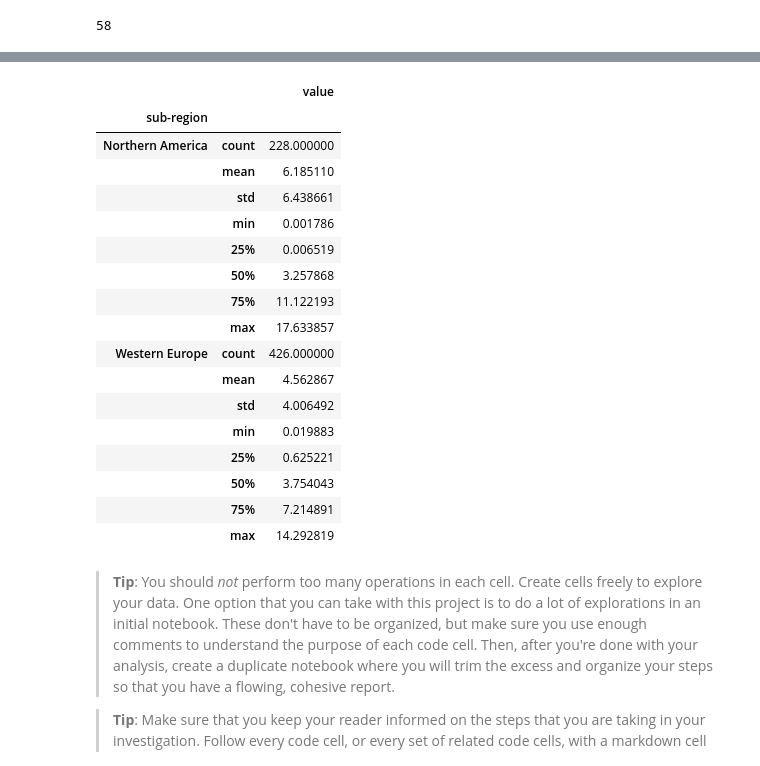
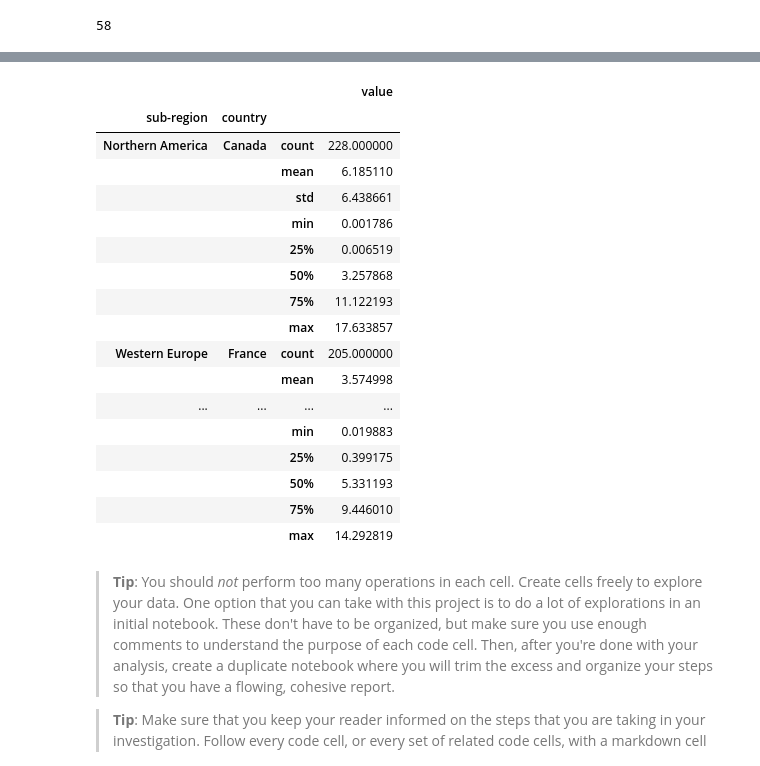
Before and after one commit to limegimlet/data_analysis_gapminder_co2, a Jupyter notebook: gapminder/investigate_gapminder_co2_data.ipynb, the cells around one changed output, grey strips where cells are left out. Drawn from its saved outputs; the diff is of its cells as text; code cells hidden in the pictures.

```diff
--- a/gapminder/investigate_gapminder_co2_data.ipynb
+++ b/gapminder/investigate_gapminder_co2_data.ipynb
@@ -227,7 +239,3 @@ co2_my_countries_long.tail()
 | 1009 | 2010 | United States | 17.502718 |
 | 1010 | 2011 | United States | 16.983161 |
 | 1011 | 2012 | United States | 16.218200 |
-# %%
-# rename country column
-co2_my_countries_long.rename(columns = {'CO2 per capita' : 'country'}, inplace = True)
-co2_my_countries_long.head()
@@ -335,3 +323,7 @@ no_country
  u'Virgin Islands (British)',
  u'Wallis and Futuna',
  u'Yemen']
+# %%
+# remove accents from countries in regions df
+regions.name = regions.name.apply(unidecode.unidecode)
+regions.name.head()
@@ -338,7 +375,7 @@ no_country
 # %%
 # merge with region columns
 
-co2_my_countries_long = co2_my_countries_long.merge(regions, left_on='country', right_on = 'name', copy = False)
+co2_my_countries_long = co2_my_countries_long.merge(regions, how = 'left', left_on='country', right_on = 'name', copy = False)
 # %%
 #remove redundant column
 
@@ -345,0 +397,2 @@ co2_my_countries_long = co2_my_countries_long.drop('name', axis = 1)
+# %%
+co2_my_countries_long.year = pd.Categorical(co2_my_countries_long.year, ordered = True)
@@ -346,24 +417,24 @@ co2_my_countries_long = co2_my_countries_long.drop('name', axis = 1)
 # %%
-co2_my_countries_long.groupby('sub-region').describe()
+co2_my_countries_long.groupby(['sub-region', 'country']).describe()
 # %% [output]
-|  |  | value |
-| sub-region |  |  |
-| Northern America | count | 228.000000 |
-|  | mean | 6.185110 |
-|  | std | 6.438661 |
-|  | min | 0.001786 |
-|  | 25% | 0.006519 |
-|  | 50% | 3.257868 |
-|  | 75% | 11.122193 |
-|  | max | 17.633857 |
-| Western Europe | count | 426.000000 |
-|  | mean | 4.562867 |
-|  | std | 4.006492 |
-|  | min | 0.019883 |
-|  | 25% | 0.625221 |
-|  | 50% | 3.754043 |
-|  | 75% | 7.214891 |
-|  | max | 14.292819 |
+|  |  |  | value |
+| sub-region | country |  |  |
+| Northern America | Canada | count | 228.000000 |
+|  |  | mean | 6.185110 |
+|  |  | std | 6.438661 |
+|  |  | min | 0.001786 |
+|  |  | 25% | 0.006519 |
+|  |  | 50% | 3.257868 |
+|  |  | 75% | 11.122193 |
+|  |  | max | 17.633857 |
+| Western Europe | France | count | 205.000000 |
+|  |  | mean | 3.574998 |
+| ... | ... | ... | ... |
+|  |  | min | 0.019883 |
+|  |  | 25% | 0.399175 |
+|  |  | 50% | 5.331193 |
+|  |  | 75% | 9.446010 |
+|  |  | max | 14.292819 |
 # %% [markdown]
 > **Tip**: You should _not_ perform too many operations in each cell. Create cells freely to explore your data. One option that you can take with this project is to do a lot of explorations in an initial notebook. These don't have to be organized, but make sure you use enough comments to understand the purpose of each code cell. Then, after you're done with your analysis, create a duplicate notebook where you will trim the excess and organize your steps so that you have a flowing, cohesive report.
 
```
Also changed, not shown: parts of 34 cells of this notebook.
